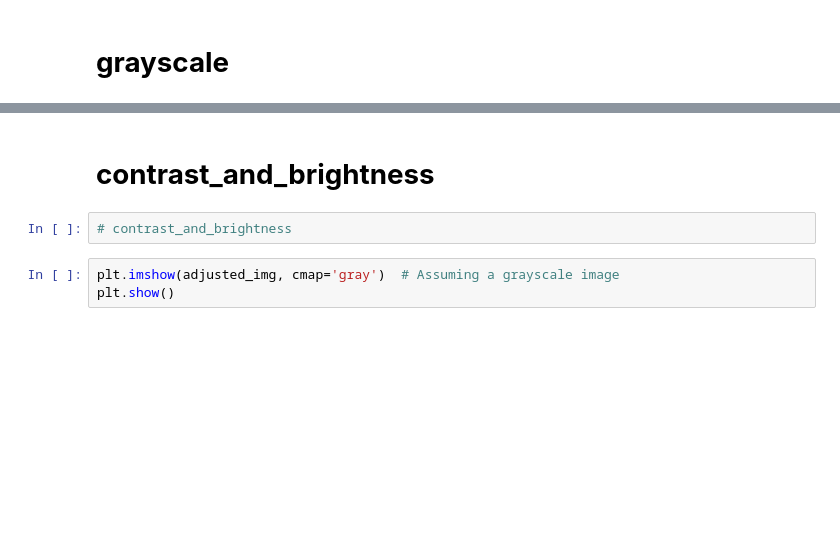
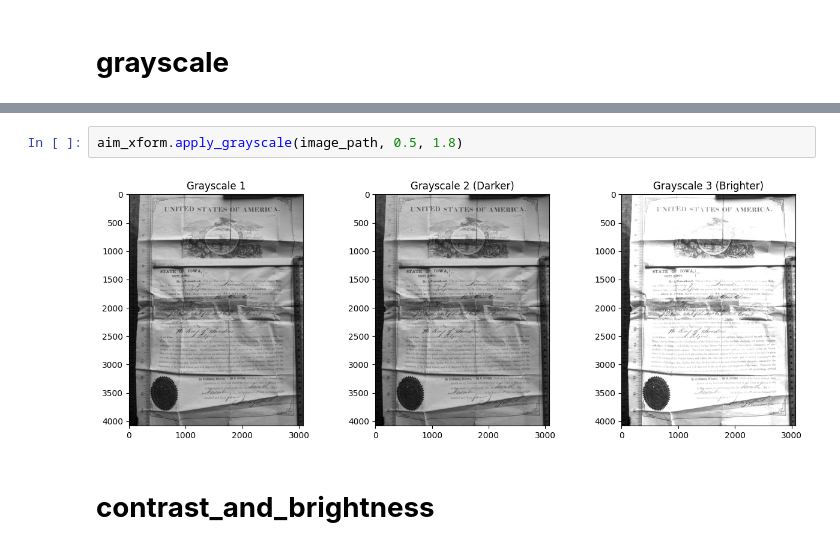
Before and after one commit to blu3crab/AIM, a Jupyter notebook: ipynb/aim_xform_it.ipynb, the cells around one changed output, grey strips where cells are left out. Saved outputs shown, nothing was run; the diff lists cells and outputs as text; blank space fills up the shorter version.

Commit message:
aim_xform ipynb refactoring

```diff
--- a/ipynb/aim_xform_it.ipynb
+++ b/ipynb/aim_xform_it.ipynb
@@ -157,7 +42,6 @@ plt.show()
+# %%
+aim_xform.apply_grayscale(image_path, 0.5, 1.8)
+# %% [output]
+[figure, added]
 # %% [markdown]
 # **contrast_and_brightness**
-# %%
-# contrast_and_brightness
-# %%
-plt.imshow(adjusted_img, cmap='gray')  # Assuming a grayscale image
-plt.show()
```
Also changed, not shown: parts of 14 cells of this notebook, 2 other files.
